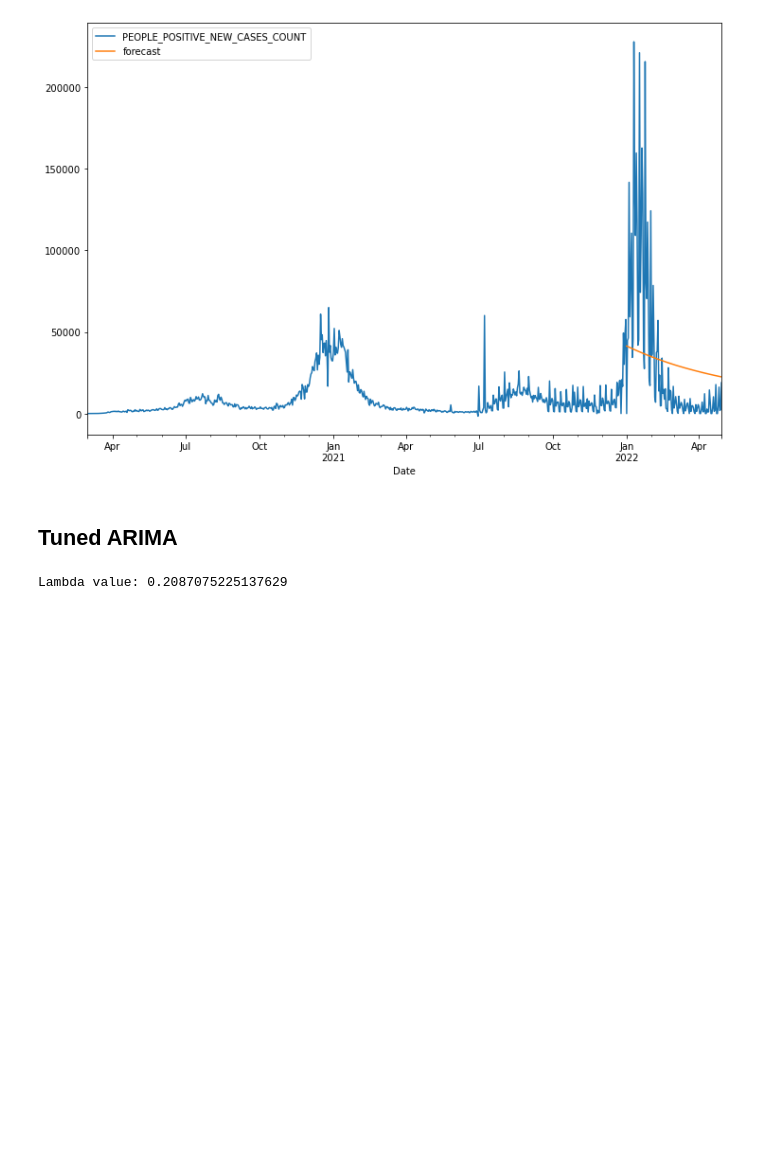
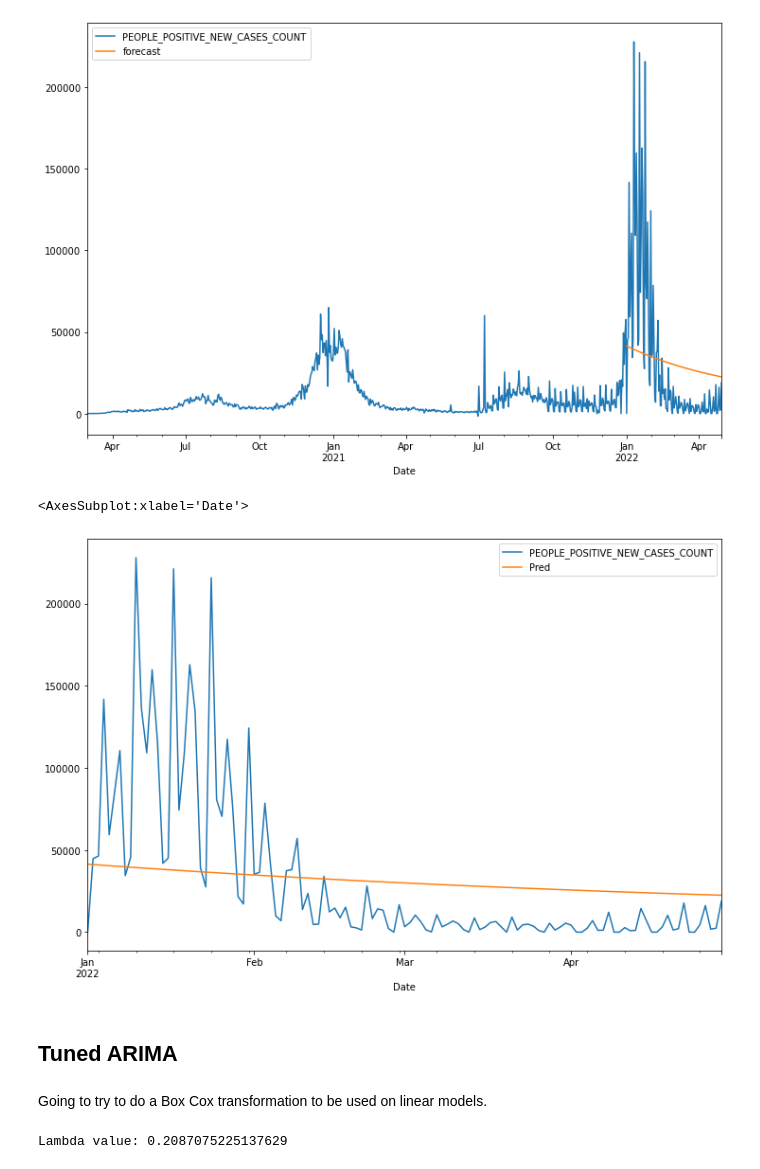
Before and after one commit to danielhe-nu/STAT390-Snowman, a Jupyter notebook: Daniel Final/Cali_Univariate.ipynb, the cells around one changed output. Cells and saved outputs as stored; diff of their text form; code cells hidden in the pictures; blank space fills up the shorter version.

Commit message:
Add files via upload
Updated with all univariate models

```diff
--- a/Daniel Final/Cali_Univariate.ipynb
+++ b/Daniel Final/Cali_Univariate.ipynb
@@ -157,8 +152,17 @@ covid_df[['PEOPLE_POSITIVE_NEW_CASES_COUNT','forecast']].plot(figsize=(12,8))
 # %% [output]
 <AxesSubplot:xlabel='Date'>
 [figure]
+# %%
+graph_df = pd.DataFrame(covid_test)
+graph_df['Pred'] = base_cali_arima_fit.forecast(steps = len(covid_test))
+graph_df[['PEOPLE_POSITIVE_NEW_CASES_COUNT','Pred']].plot(figsize=(12,8))
+# %% [output]
+<AxesSubplot:xlabel='Date'>
+[figure, added]
 # %% [markdown]
 ## Tuned ARIMA
+# %% [markdown]
+Going to try to do a Box Cox transformation to be used on linear models.
 # %%
 from scipy.stats import boxcox
 
```
Also changed, not shown: parts of 24 cells of this notebook.
